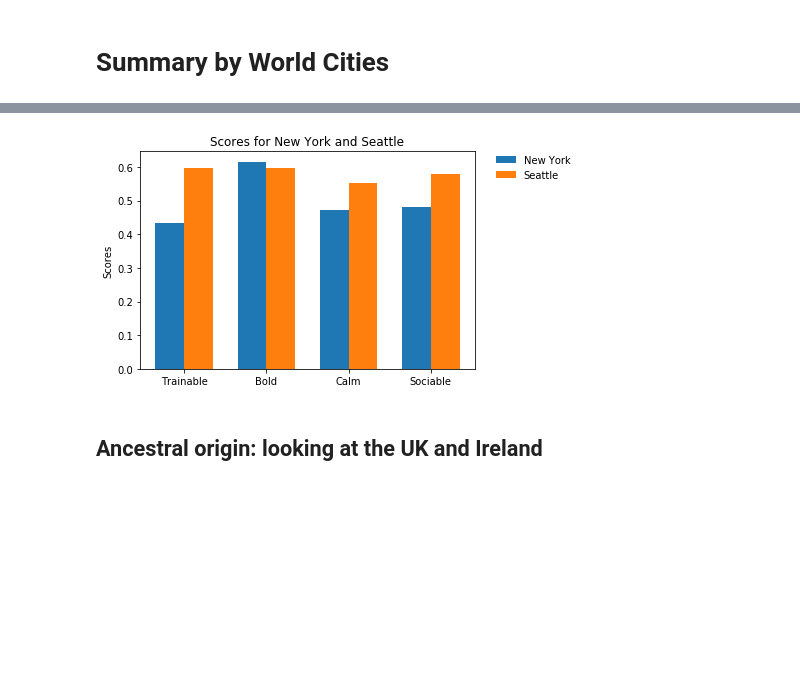
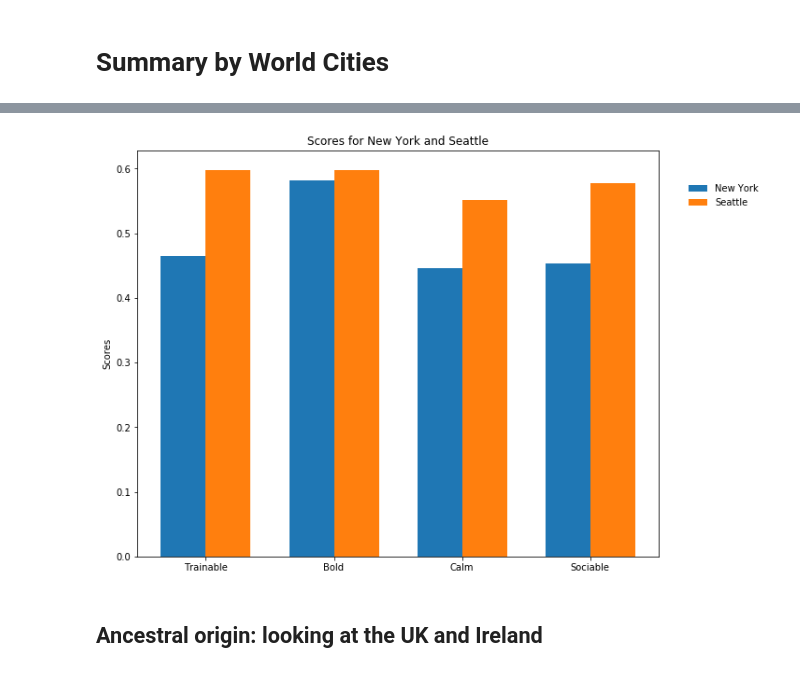
Before and after one commit to Save-All-The-Pets/dog_attributes, a Jupyter notebook: src/analysis.ipynb, the cells around one changed output, grey strips where cells are left out. Cells and saved outputs as stored; diff of their text form; code cells hidden in the pictures; blank space fills up the shorter version.

```diff
--- a/src/analysis.ipynb
+++ b/src/analysis.ipynb
@@ -251,7 +251,7 @@ Working             16    11         11        11    11
 nyc_registry['Borough'] = nyc_registry['Borough'].map(lambda x: None if x not in {'Brooklyn', 'Bronx', 'Staten Island', 'Manhattan', 'Queens'} else x)
 nyc_registry.replace(to_replace='Unknown',value=np.nan, inplace=True)
 nyc_registry.replace(to_replace='American Pit Bull Mix / Pit Bull Mix',value='Pit Bull Mix', inplace=True)
-nyc_registry.replace(to_replace='American Pit Bull Terrier/Pit Bull',value='American Pit Bull Terrier', inplace=True)
+nyc_registry.replace(to_replace='American Pit Bull Terrier/Pit Bull',value='American Staffordshire Terrier', inplace=True)
 nyc_registry.dropna(inplace=True)
 
 display = True # Display the graph
@@ -753,36 +726,23 @@ dtype: int64
 # %%
-#     print('\n'+categ+' Mean')
-#     attrib_mean = df[lst].mean()
-#     print(attrib_mean.round(decimals=2))
-#     print('\n'+categ+' Standard Deviation')
-#     print(attrib[lst].std().round(decimals=2))
-
-#     plt.title(categ+' Overall Attributes')
-#     plt.bar(attrib_mean.index, attrib_mean.values)
-#     plt.ylim([0,0.75])
-#     if filename is not None:
-#         plt.savefig('../plots/'+filename)
-#     if display:
-#         plt.show()
-
 x = np.arange(len(nyc_mean.index))  # the label locations
 width = 0.35  # the width of the bars
 
 fig, ax = plt.subplots()
+fig.set_size_inches(10, 8)
 rects1 = ax.bar(x - width/2, nyc_mean, width, label='New York')
 rects1 = ax.bar(x + width/2, seattle_mean, width, label='Seattle')
 
 # Add some text for labels, title and custom x-axis tick labels, etc.
 ax.set_ylabel('Scores')
 ax.set_title('Scores for New York and Seattle')
 ax.set_xticks(x)
 ax.set_xticklabels(nyc_mean.index)
 ax.legend(loc='lower left', bbox_to_anchor= (1.05, .85), ncol=1,
             borderaxespad=0, frameon=False)
 
 plt.show()
 # %% [output]
-[figure, old version]
+[figure, new version]
 # %% [markdown]
 ## Ancestral origin: looking at the UK and Ireland
 # %%
```
Also changed, not shown: parts of 7 cells of this notebook.
